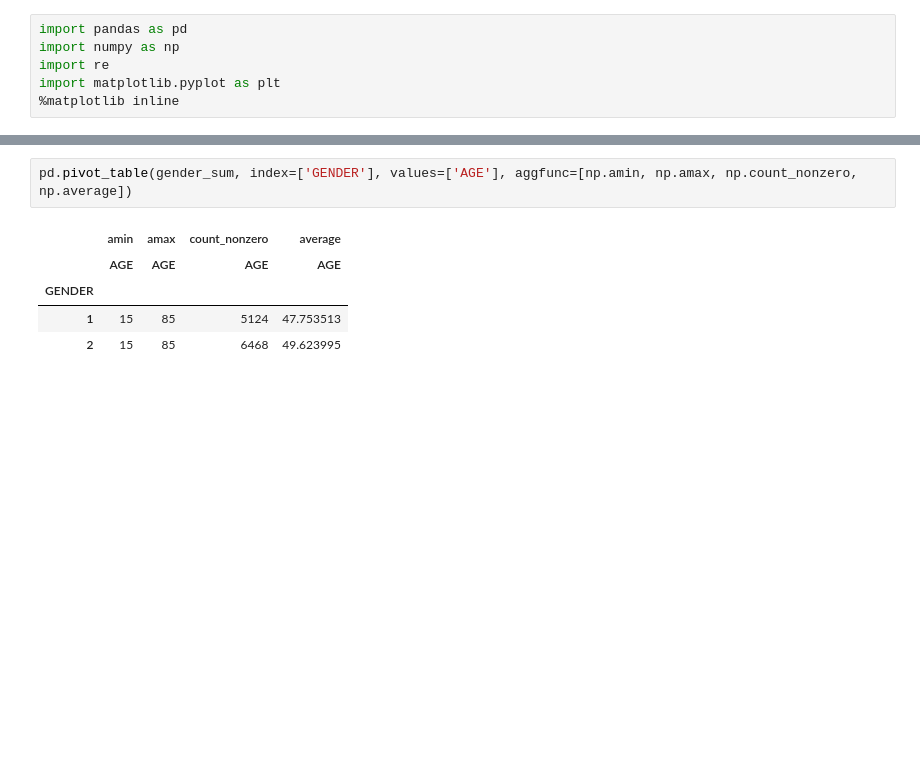
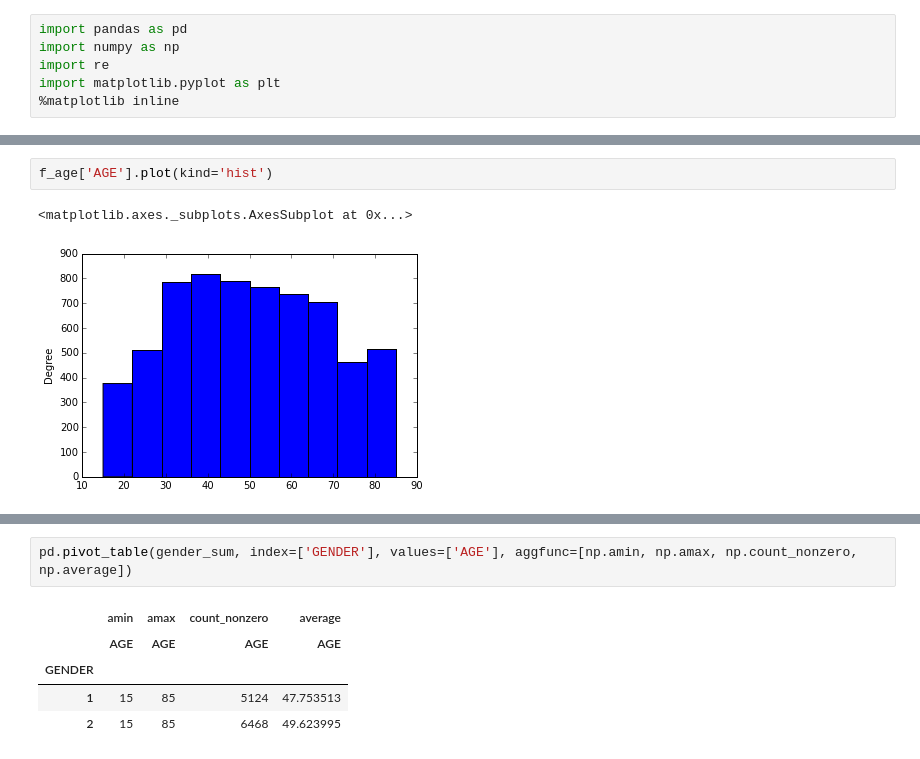
Before and after one commit to BobAmand/atus-analysis, a Jupyter notebook: summary_analysis_MVP.ipynb, the cells around one changed output, grey strips where cells are left out. Drawn from its saved outputs; the diff is of its cells as text; blank space fills up the shorter version.

```diff
--- a/summary_analysis_MVP.ipynb
+++ b/summary_analysis_MVP.ipynb
@@ -21,0 +39,5 @@ gender_sum = gender_sum.rename(columns={'tucaseid':'CASE_ID',
+# %%
+f_age['AGE'].plot(kind='hist')
+# %% [output]
+<matplotlib.axes._subplots.AxesSubplot at 0x...>
+[figure, added]
```
Also changed, not shown: parts of 11 cells of this notebook, 1 other file.
